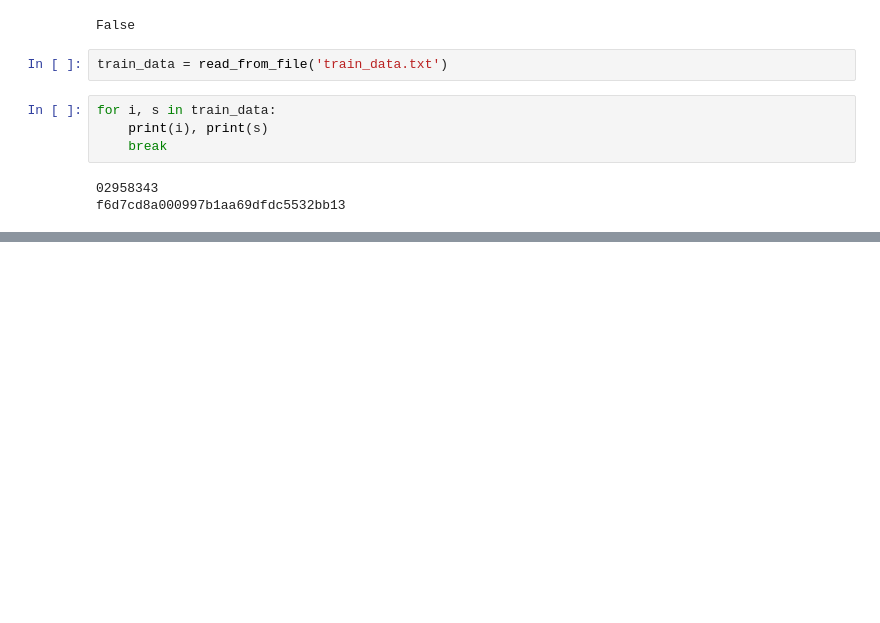
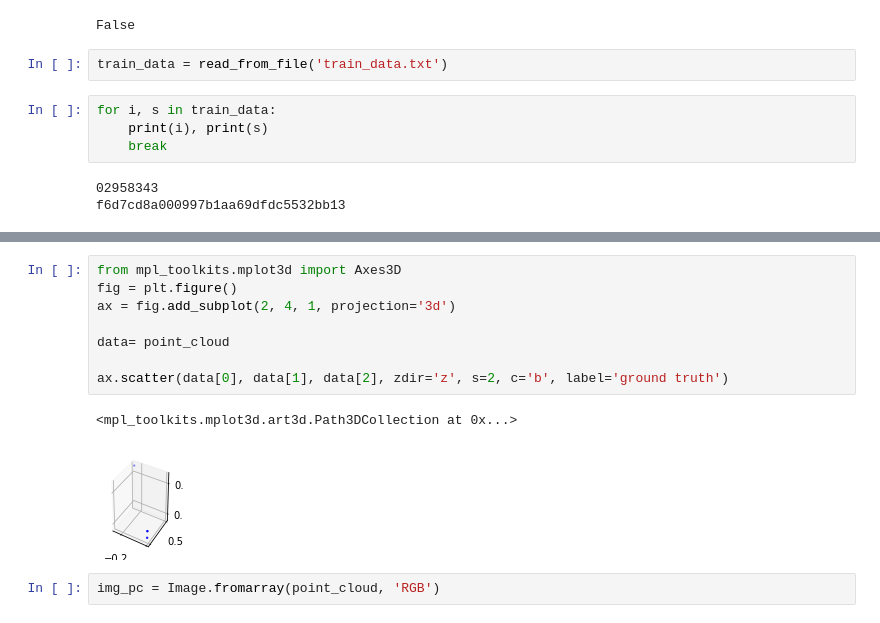
Before and after one commit to Gitikameher/A-Point-Set-Generation-Network-for-3D-Object-Reconstruction-from-a-Single-Image, a Jupyter notebook: Ajit.ipynb, the cells around one changed output, grey strips where cells are left out. Drawn from its saved outputs; the diff is of its cells as text; blank space fills up the shorter version.

```diff
--- a/Ajit.ipynb
+++ b/Ajit.ipynb
@@ -79,0 +177,13 @@ f6d7cd8a000997b1aa69dfdc5532bb13
+# %%
+from mpl_toolkits.mplot3d import Axes3D
+fig = plt.figure()
+ax = fig.add_subplot(2, 4, 1, projection='3d')
+
+data= point_cloud
+
+ax.scatter(data[0], data[1], data[2], zdir='z', s=2, c='b', label='ground truth')
+# %% [output]
+<mpl_toolkits.mplot3d.art3d.Path3DCollection at 0x...>
+[figure, added]
+# %%
+img_pc = Image.fromarray(point_cloud, 'RGB')
```
Also changed, not shown: parts of 12 cells of this notebook, 3 other files.
